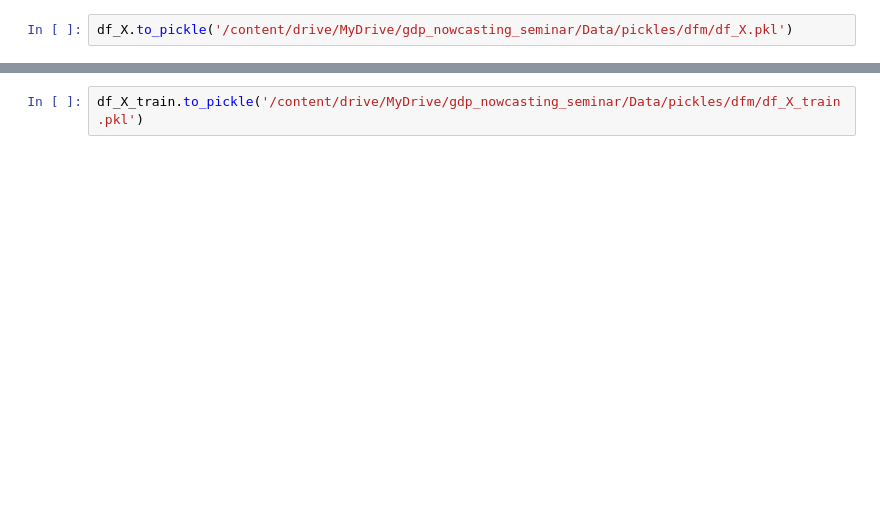
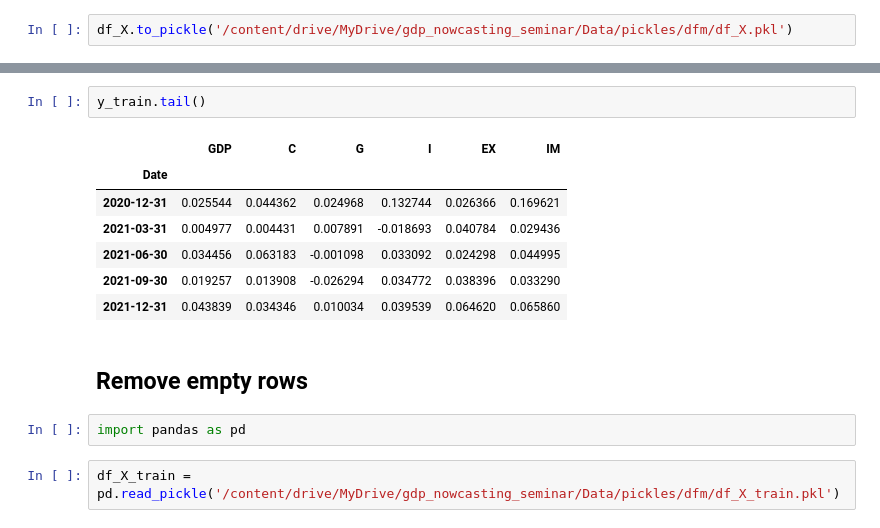
Before and after one commit to EladBenjo/gdp-nowcasting-seminar, a Jupyter notebook: Notebooks/03_dfm_selection.ipynb, the cells around one changed output, grey strips where cells are left out. Saved outputs shown, nothing was run; the diff lists cells and outputs as text; blank space fills up the shorter version.

```diff
--- a/Notebooks/03_dfm_selection.ipynb
+++ b/Notebooks/03_dfm_selection.ipynb
@@ -146,2 +198,16 @@ df_X_test = df_X['2022-01-01':]
+# %%
+y_train.tail()
+# %% [output]
+|  | GDP | C | G | I | EX | IM |
+| Date |  |  |  |  |  |  |
+| 2020-12-31 | 0.025544 | 0.044362 | 0.024968 | 0.132744 | 0.026366 | 0.169621 |
+| 2021-03-31 | 0.004977 | 0.004431 | 0.007891 | -0.018693 | 0.040784 | 0.029436 |
+| 2021-06-30 | 0.034456 | 0.063183 | -0.001098 | 0.033092 | 0.024298 | 0.044995 |
+| 2021-09-30 | 0.019257 | 0.013908 | -0.026294 | 0.034772 | 0.038396 | 0.033290 |
+| 2021-12-31 | 0.043839 | 0.034346 | 0.010034 | 0.039539 | 0.064620 | 0.065860 |
+# %% [markdown]
+## Remove empty rows
+# %%
+import pandas as pd
 # %%
-df_X_train.to_pickle('/content/drive/MyDrive/gdp_nowcasting_seminar/Data/pickles/dfm/df_X_train.pkl')
+df_X_train = pd.read_pickle('/content/drive/MyDrive/gdp_nowcasting_seminar/Data/pickles/dfm/df_X_train.pkl')
```
Also changed, not shown: parts of 26 cells of this notebook.
